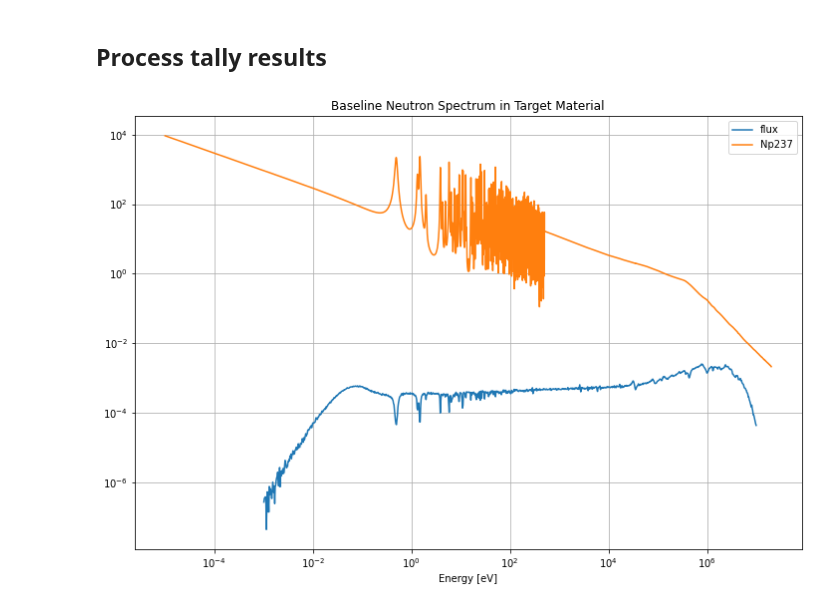
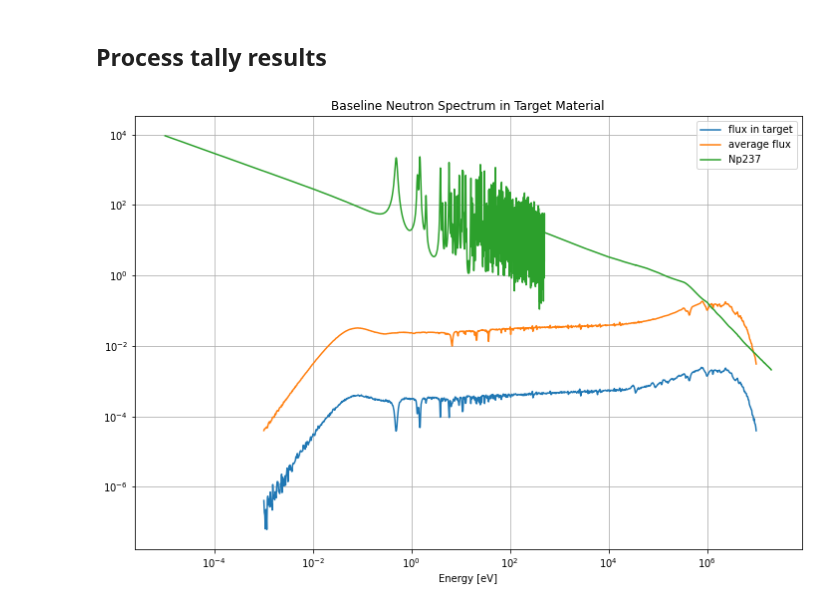
Before and after one commit to stu314159/er362_omc, a Jupyter notebook: examples/pu238_maker/Pu238_Maker.ipynb, the cells around one changed output. Drawn from its saved outputs; the diff is of its cells as text; code cells hidden in the pictures.

Commit message:
added additional tally for avg flux in assembly

```diff
--- a/examples/pu238_maker/Pu238_Maker.ipynb
+++ b/examples/pu238_maker/Pu238_Maker.ipynb
@@ -335,20 +344,25 @@ openmc.run()
 # %%
 sp = openmc.StatePoint('statepoint.200.h5')
 
-flux_t = sp.get_tally(name='flux')
+flux_t = sp.get_tally(name='flux in target')
 flux_df = flux_t.get_pandas_dataframe()
 flux_vals = flux_df['mean'].to_numpy()
 
+flux_avg_t = sp.get_tally(name='avg flux')
+flux_avg_df = flux_avg_t.get_pandas_dataframe()
+flux_avg_vals = flux_avg_df['mean'].to_numpy()
+
 energy_x = 0.5*(energy_bins[0:-1]+energy_bins[1:])
 
-plt.loglog(energy_x,flux_vals,label='flux')
+plt.loglog(energy_x,flux_vals,label='flux in target')
+plt.loglog(energy_x,flux_avg_vals,label='average flux')
 plt.loglog(np237_capture.xs['294K'].x,np237_capture.xs['294K'].y,label='Np237');
 plt.grid();
 plt.legend();
 plt.title('Baseline Neutron Spectrum in Target Material')
 plt.xlabel('Energy [eV]');
 # %% [output]
-[figure, old version]
+[figure, new version]
 # %%
 np237_cap = sp.get_tally(name='Np237_total_capture')
 np237_cap_df = np237_cap.get_pandas_dataframe();
```
Also changed, not shown: parts of 5 cells of this notebook.
